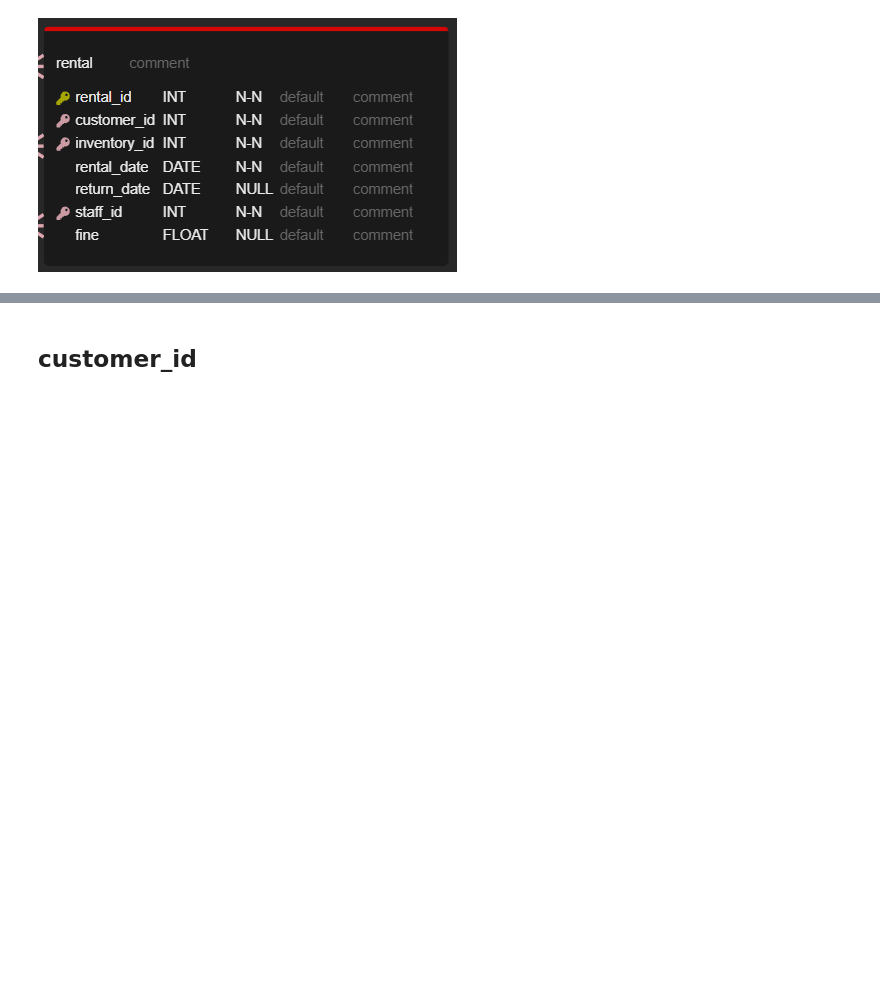
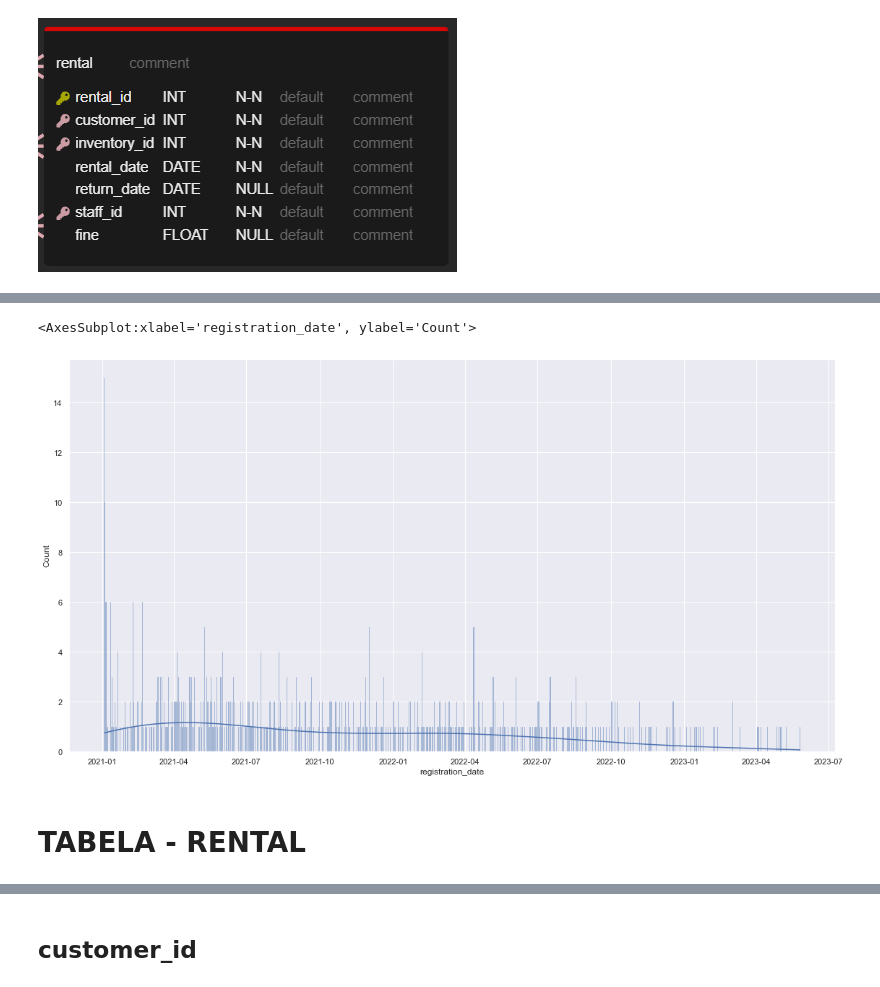
Before and after one commit to Staszek15/store-database, a Jupyter notebook: rental.ipynb, the cells around one changed output, grey strips where cells are left out. Drawn from its saved outputs; the diff is of its cells as text; code cells hidden in the pictures; blank space fills up the shorter version.

```diff
--- a/rental.ipynb
+++ b/rental.ipynb
@@ -17,0 +14,2 @@ games = pd.read_csv('games.csv')
+# %%
+fake = faker.Faker('pl_PL')
@@ -17,0 +115,24 @@ games = pd.read_csv('games.csv')
+# %%
+registration_dates = [start_date]*15 + [start_date + timedelta(days = 1)]*10 + [start_date + timedelta(days = 2)]*5 + [random.choices(get_dates_between(), weights=prawdopodobienstwa_rejestracja())[0] for _ in range(n-30)]
+random.shuffle(registration_dates)
+
+
+customers = {
+
+    'first_name': ["s" for _ in range(n)],
+    'last_name': ["a" for _ in range(n)],
+    'birthdate': [fake.date_of_birth(minimum_age=13, maximum_age=80) for _ in range(n)],
+    'email': ["s" for _ in range(n)],
+    'phone': [random.randint(100000000,999999999) for _ in range(n)],
+    'address_id': [_ for _ in range(n)],
+    'registration_date': registration_dates
+}
+
+df_customers = pd.DataFrame(customers)
+
+for i in range(n):
+    df_customers.at[i,"first_name"], df_customers.at[i,"last_name"], df_customers.at[i,"email"] = generate_customer()
+
+df_customers["address_id"] = random.sample([i for i in range(n)], n)
+
+df_customers
@@ -18 +153,12 @@ games = pd.read_csv('games.csv')
+# %%
+df_customers = df_customers.sort_values(by="registration_date")
+df_customers['customer_id'] = [_+1 for _ in range(n)]
+# %%
+sns.set(rc={"figure.figsize": (19,10)})
+sns.histplot(df_customers.sort_values(by="registration_date")["registration_date"], kde=True)
+# %% [output]
+<AxesSubplot:xlabel='registration_date', ylabel='Count'>
+[figure, added]
+# %% [markdown]
+# TABELA - RENTAL
 # %%
```
Also changed, not shown: parts of 34 cells of this notebook.
